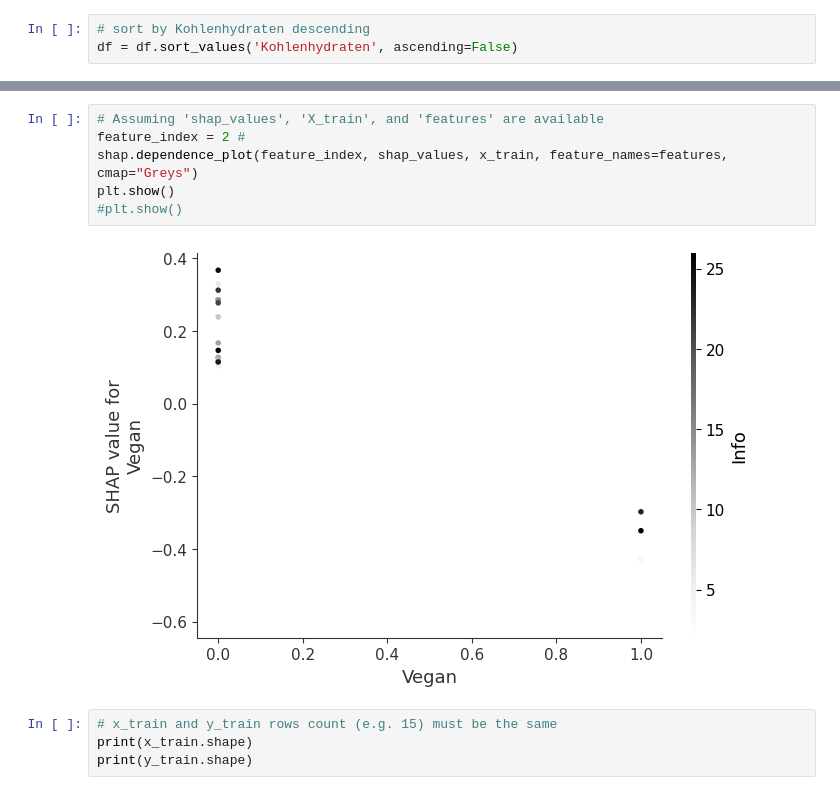
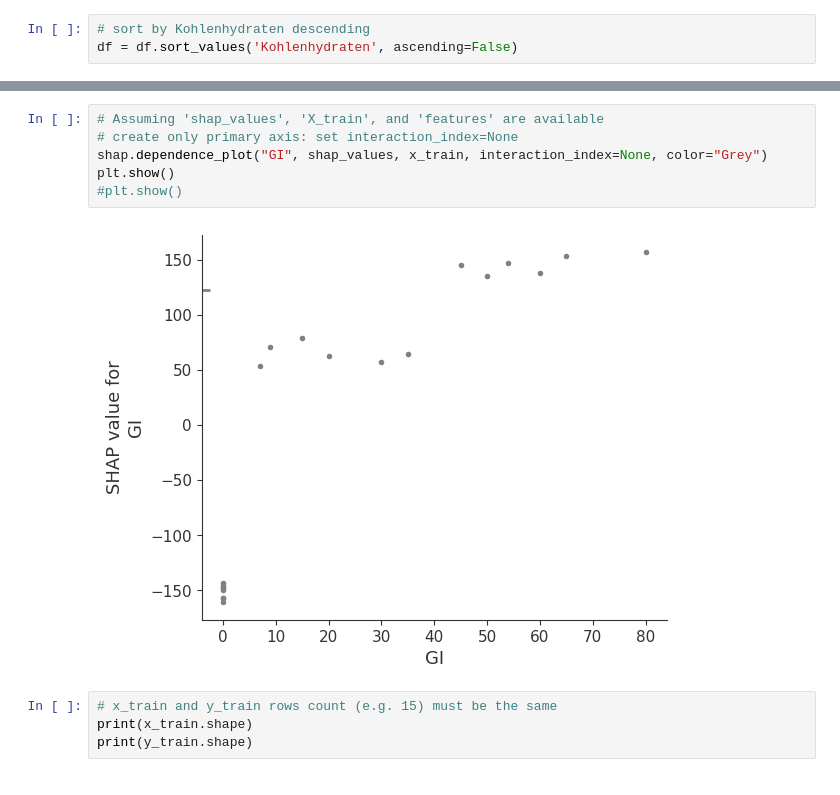
Before and after one commit to sarka-analytics/Python_Applied_Analytics, a Jupyter notebook: Zucker.ipynb, the cells around one changed output, grey strips where cells are left out. Cells and saved outputs as stored; diff of their text form.

```diff
--- a/Zucker.ipynb
+++ b/Zucker.ipynb
@@ -215,11 +215,11 @@ plt.show()
 # %%
 # Assuming 'shap_values', 'X_train', and 'features' are available
-feature_index = 2 #
-shap.dependence_plot(feature_index, shap_values, x_train, feature_names=features, cmap="Greys")
+# create only primary axis: set interaction_index=None
+shap.dependence_plot("GI", shap_values, x_train, interaction_index=None, color="Grey")
 plt.show()
 #plt.show()
 # %% [output]
-[figure, old version]
+[figure, new version]
 # %%
 # x_train and y_train rows count (e.g. 15) must be the same
 print(x_train.shape)
```
Also changed, not shown: parts of 6 cells of this notebook.
